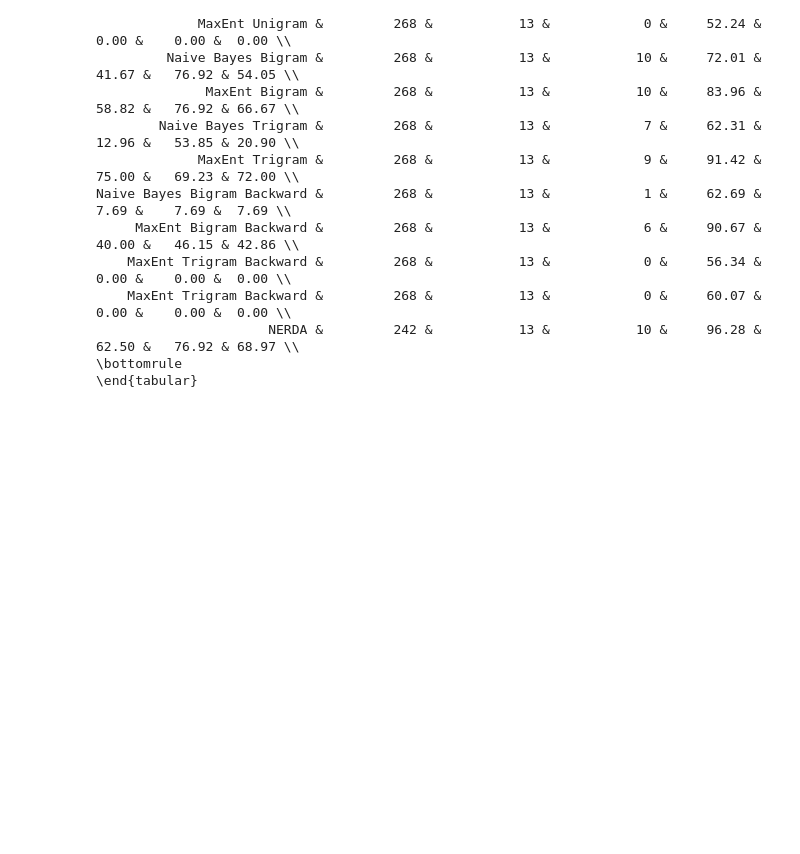
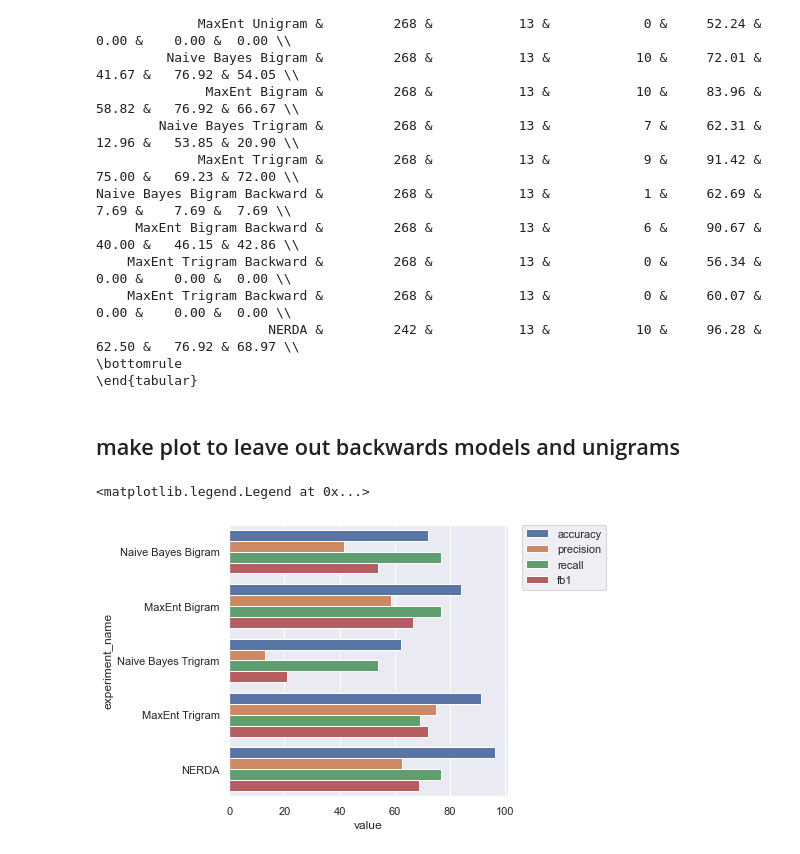
Before and after one commit to boruizhang/newa, a Jupyter notebook: run_all_experiments.ipynb, the cells around one changed output. Drawn from its saved outputs; the diff is of its cells as text; code cells hidden in the pictures; blank space fills up the shorter version.

Commit message:
fix font issue

```diff
--- a/run_all_experiments.ipynb
+++ b/run_all_experiments.ipynb
@@ -315,3 +316,77 @@ Naive Bayes Bigram Backward &         268 &           13 &            1 &     62
                       NERDA &         242 &           13 &           10 &     96.28 &      62.50 &   76.92 & 68.97 \\
 \bottomrule
 \end{tabular}
+# %% [markdown]
+## make plot to leave out backwards models and unigrams
+# %%
+rename_dict = {'experiment_001_naive_bayes_unigram': 'Drop Naive Bayes Unigram',
+              'experiment_002_naive_bayes_pseudo_bigram_dishonest': 'Drop Naive Bayes Pseudo Bigram Dishonest',
+               'experiment_002_naive_bayes_pseudo_bigram_honest': 'Drop Naive Bayes Pseudo Bigram',
+               'experiment_003_maxent_pseudo_bigram': 'Drop MaxEnt Pseudo Bigram',
+               'experiment_004_maxent_bigram': 'Drop MaxEnt Bigram',
+               'experiment_005_bri_nerda': 'NERDA',
+               'experiment_011_naive_bayes_unigram': 'Drop Naive Bayes Unigram',
+               'experiment_012_naive_bayes_pseudo_bigram_dishonest': 'Drop nb Pseudo BG dishonest',
+               'experiment_012_naive_bayes_pseudo_bigram_honest': 'Drop nb pseudo bg honest',
+               'experiment_013_maxent_pseudo_bigram': 'Drop ME pseudo bg',
+               'experiment_014_maxent_bigram': 'MaxEnt Bigram',
+               'experiment_016_maxent_trigram': 'MaxEnt Trigram',
+               'experiment_022_naive_bayes_pseudo_bigram_dishonest_backward': 'Drop NB Pseudo Bigram Dishonest Backward',
+               'experiment_022_naive_bayes_pseudo_bigram_honest_backward': 'Drop NB Pseudo Bigram Backward',
+               'experiment_023_maxent_pseudo_bigram_backward': 'Drop MaxEnt Pseudo Bigram Backward',
+               'experiment_024_maxent_bigram_backward': 'Drop MaxEnt Bigram Backward',
+               'experiment_011_maxent_unigram': 'Drop MaxEnt Unigram',
+               'experiment_014_naivebayes_bigram': 'Naive Bayes Bigram',
+               'experiment_016_naivebayes_trigram': 'Naive Bayes Trigram',
+               'experiment_024_naivebayes_bigram_backward': 'Drop Naive Bayes Bigram Backward',
+               'experiment_025_maxent_trigram_backward': 'Drop MaxEnt Trigram Backward',
+               'experiment_025_naivebayes_trigram_backward': 'Drop MaxEnt Trigram Backward',
+
+              }
+reorder_dict = {'experiment_001_naive_bayes_unigram': 1000,
+              'experiment_002_naive_bayes_pseudo_bigram_dishonest': 1001,
+               'experiment_002_naive_bayes_pseudo_bigram_honest': 1002,
+               'experiment_003_maxent_pseudo_bigram': 1003,
+               'experiment_004_maxent_bigram': 1004,
+               'experiment_005_bri_nerda': 100,
+               'experiment_011_naive_bayes_unigram': 50,
+               'experiment_012_naive_bayes_pseudo_bigram_dishonest': 1005,
+               'experiment_012_naive_bayes_pseudo_bigram_honest': 1006,
+               'experiment_013_maxent_pseudo_bigram': 1007,
+               'experiment_014_maxent_bigram': 61,
+               'experiment_016_maxent_trigram': 71,
+               'experiment_022_naive_bayes_pseudo_bigram_dishonest_backward': 1008,
+               'experiment_022_naive_bayes_pseudo_bigram_honest_backward': 1009,
+               'experiment_023_maxent_pseudo_bigram_backward': 1010,
+                'experiment_024_naivebayes_bigram_backward': 80,
+               'experiment_024_maxent_bigram_backward': 81,
+               'experiment_011_maxent_unigram': 51,
+               'experiment_014_naivebayes_bigram': 60,
+               'experiment_016_naivebayes_trigram': 70,
+               'experiment_025_maxent_trigram_backward': 82,
+               'experiment_025_naivebayes_trigram_backward': 82,
+
+              }
+df_to_plot = df
+df_to_plot['sort'] = df_to_plot['experiment_name'].map(reorder_dict)
+df_to_plot = df_to_plot.sort_values(by=["sort"])
+df_to_plot = df_to_plot.replace(rename_dict)
+df_to_plot = df_to_plot[~df_to_plot["experiment_name"].str.startswith("Drop")]
+sbn.set(rc={'figure.figsize':(5,5)}) # in inches
+# try to fix issue with type 3 fonts
+sbn.set(rc={'pdf.fonttype':42})
+sbn.set(rc={'ps.fonttype':42})
+
+#mpl.rcParams['pdf.fonttype'] = 42
+#mpl.rcParams['ps.fonttype'] = 42
+plot = sbn.barplot(
+    data=df_to_plot.melt(id_vars=['experiment_name'],
+                                   value_vars=["accuracy","precision", "recall", "fb1"]),
+    y="experiment_name",
+    x="value",
+    hue="variable"
+)
+plt.legend(bbox_to_anchor=(1.05, 1), loc=2, borderaxespad=0.)
+# %% [output]
+<matplotlib.legend.Legend at 0x...>
+[figure, added]
```
Also changed, not shown: parts of 3 cells of this notebook.
